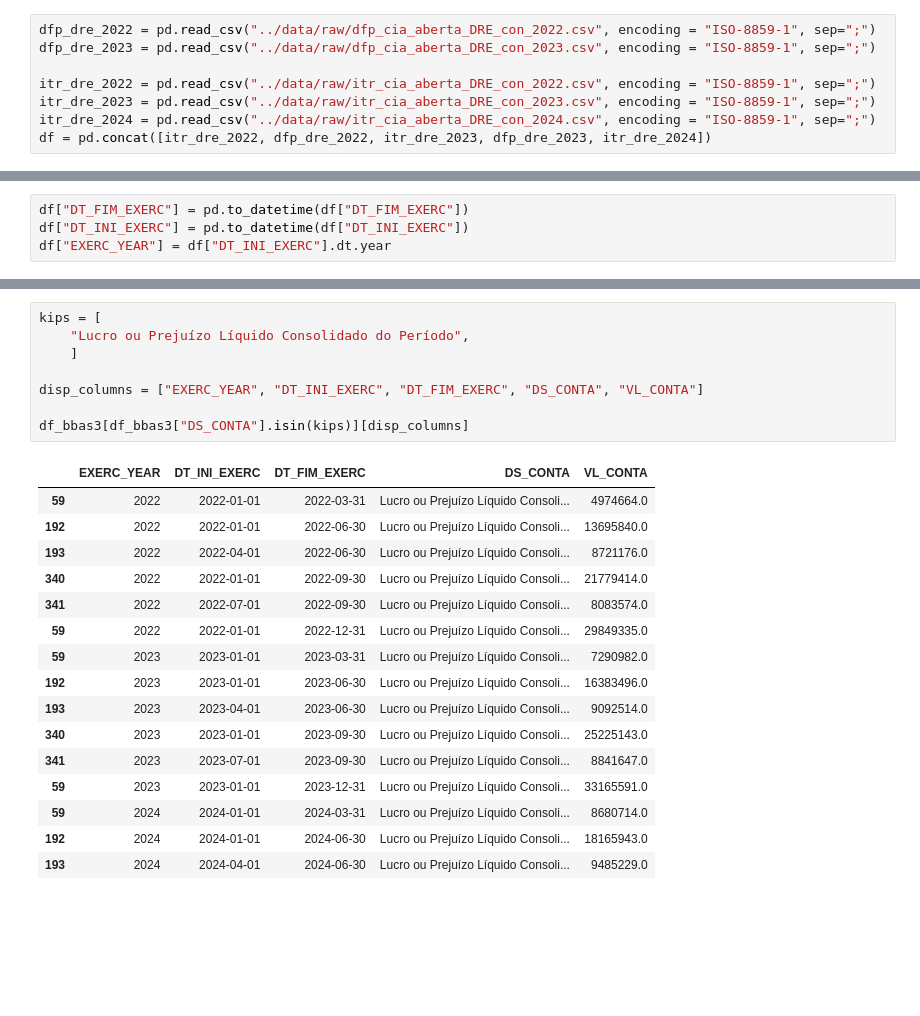
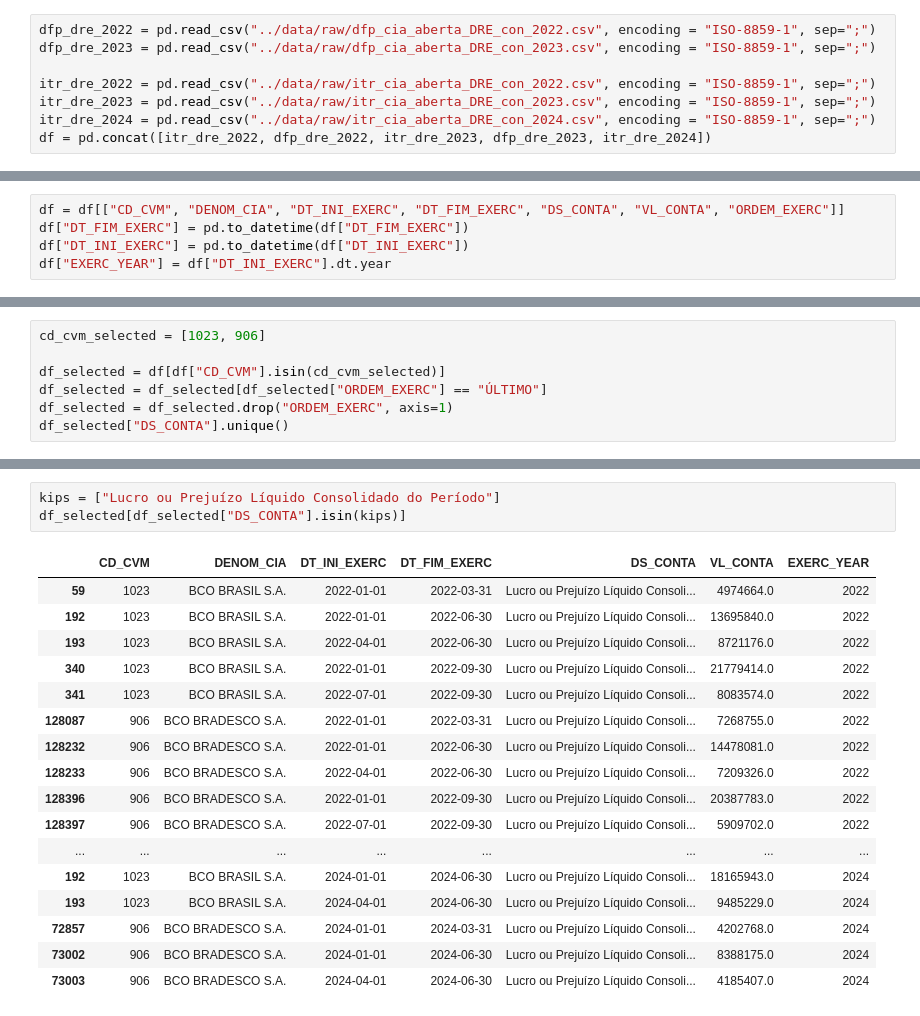
Before and after one commit to boa50/investment-analysis-etl, a Jupyter notebook: prototypes/stock-fundamental-profit.ipynb, the cells around one changed output, grey strips where cells are left out. Drawn from its saved outputs; the diff is of its cells as text; blank space fills up the shorter version.

```diff
--- a/prototypes/stock-fundamental-profit.ipynb
+++ b/prototypes/stock-fundamental-profit.ipynb
@@ -19,6 +19,7 @@ df.head()
 | 3 | 00.000.000/0001-91 | 2022-03-31 | 1 | BCO BRASIL S.A. | 1023 | DF Consolidado - Demonstração do ... | REAL | MIL | ÚLTIMO | ... |
 | 4 | 00.000.000/0001-91 | 2022-03-31 | 1 | BCO BRASIL S.A. | 1023 | DF Consolidado - Demonstração do ... | REAL | MIL | PENÚLTIMO | ... |
 # %%
+df = df[["CD_CVM", "DENOM_CIA", "DT_INI_EXERC", "DT_FIM_EXERC", "DS_CONTA", "VL_CONTA", "ORDEM_EXERC"]]
 df["DT_FIM_EXERC"] = pd.to_datetime(df["DT_FIM_EXERC"])
 df["DT_INI_EXERC"] = pd.to_datetime(df["DT_INI_EXERC"])
 df["EXERC_YEAR"] = df["DT_INI_EXERC"].dt.year
@@ -46,0 +26,7 @@ array(['Receitas de Intermediação Financeira', 'Receita de Juros',
+# %%
+cd_cvm_selected = [1023, 906]
+
+df_selected = df[df["CD_CVM"].isin(cd_cvm_selected)]
+df_selected = df_selected[df_selected["ORDEM_EXERC"] == "ÚLTIMO"]
+df_selected = df_selected.drop("ORDEM_EXERC", axis=1)
+df_selected["DS_CONTA"].unique()
@@ -47,28 +51,24 @@ array(['Receitas de Intermediação Financeira', 'Receita de Juros',
 # %%
-kips = [
-    "Lucro ou Prejuízo Líquido Consolidado do Período",
-    ]
-
-disp_columns = ["EXERC_YEAR", "DT_INI_EXERC", "DT_FIM_EXERC", "DS_CONTA", "VL_CONTA"]
-
-df_bbas3[df_bbas3["DS_CONTA"].isin(kips)][disp_columns]
+kips = ["Lucro ou Prejuízo Líquido Consolidado do Período"]
+df_selected[df_selected["DS_CONTA"].isin(kips)]
 # %% [output]
-|  | EXERC_YEAR | DT_INI_EXERC | DT_FIM_EXERC | DS_CONTA | VL_CONTA |
-| 59 | 2022 | 2022-01-01 | 2022-03-31 | Lucro ou Prejuízo Líquido Consoli... | 4974664.0 |
-| 192 | 2022 | 2022-01-01 | 2022-06-30 | Lucro ou Prejuízo Líquido Consoli... | 13695840.0 |
-| 193 | 2022 | 2022-04-01 | 2022-06-30 | Lucro ou Prejuízo Líquido Consoli... | 8721176.0 |
-| 340 | 2022 | 2022-01-01 | 2022-09-30 | Lucro ou Prejuízo Líquido Consoli... | 21779414.0 |
-| 341 | 2022 | 2022-07-01 | 2022-09-30 | Lucro ou Prejuízo Líquido Consoli... | 8083574.0 |
-| 59 | 2022 | 2022-01-01 | 2022-12-31 | Lucro ou Prejuízo Líquido Consoli... | 29849335.0 |
-| 59 | 2023 | 2023-01-01 | 2023-03-31 | Lucro ou Prejuízo Líquido Consoli... | 7290982.0 |
-| 192 | 2023 | 2023-01-01 | 2023-06-30 | Lucro ou Prejuízo Líquido Consoli... | 16383496.0 |
-| 193 | 2023 | 2023-04-01 | 2023-06-30 | Lucro ou Prejuízo Líquido Consoli... | 9092514.0 |
-| 340 | 2023 | 2023-01-01 | 2023-09-30 | Lucro ou Prejuízo Líquido Consoli... | 25225143.0 |
-| 341 | 2023 | 2023-07-01 | 2023-09-30 | Lucro ou Prejuízo Líquido Consoli... | 8841647.0 |
-| 59 | 2023 | 2023-01-01 | 2023-12-31 | Lucro ou Prejuízo Líquido Consoli... | 33165591.0 |
-| 59 | 2024 | 2024-01-01 | 2024-03-31 | Lucro ou Prejuízo Líquido Consoli... | 8680714.0 |
-| 192 | 2024 | 2024-01-01 | 2024-06-30 | Lucro ou Prejuízo Líquido Consoli... | 18165943.0 |
-| 193 | 2024 | 2024-04-01 | 2024-06-30 | Lucro ou Prejuízo Líquido Consoli... | 9485229.0 |
+|  | CD_CVM | DENOM_CIA | DT_INI_EXERC | DT_FIM_EXERC | DS_CONTA | VL_CONTA | EXERC_YEAR |
+| 59 | 1023 | BCO BRASIL S.A. | 2022-01-01 | 2022-03-31 | Lucro ou Prejuízo Líquido Consoli... | 4974664.0 | 2022 |
+| 192 | 1023 | BCO BRASIL S.A. | 2022-01-01 | 2022-06-30 | Lucro ou Prejuízo Líquido Consoli... | 13695840.0 | 2022 |
+| 193 | 1023 | BCO BRASIL S.A. | 2022-04-01 | 2022-06-30 | Lucro ou Prejuízo Líquido Consoli... | 8721176.0 | 2022 |
+| 340 | 1023 | BCO BRASIL S.A. | 2022-01-01 | 2022-09-30 | Lucro ou Prejuízo Líquido Consoli... | 21779414.0 | 2022 |
+| 341 | 1023 | BCO BRASIL S.A. | 2022-07-01 | 2022-09-30 | Lucro ou Prejuízo Líquido Consoli... | 8083574.0 | 2022 |
+| 128087 | 906 | BCO BRADESCO S.A. | 2022-01-01 | 2022-03-31 | Lucro ou Prejuízo Líquido Consoli... | 7268755.0 | 2022 |
+| 128232 | 906 | BCO BRADESCO S.A. | 2022-01-01 | 2022-06-30 | Lucro ou Prejuízo Líquido Consoli... | 14478081.0 | 2022 |
+| 128233 | 906 | BCO BRADESCO S.A. | 2022-04-01 | 2022-06-30 | Lucro ou Prejuízo Líquido Consoli... | 7209326.0 | 2022 |
+| 128396 | 906 | BCO BRADESCO S.A. | 2022-01-01 | 2022-09-30 | Lucro ou Prejuízo Líquido Consoli... | 20387783.0 | 2022 |
+| 128397 | 906 | BCO BRADESCO S.A. | 2022-07-01 | 2022-09-30 | Lucro ou Prejuízo Líquido Consoli... | 5909702.0 | 2022 |
+| ... | ... | ... | ... | ... | ... | ... | ... |
+| 192 | 1023 | BCO BRASIL S.A. | 2024-01-01 | 2024-06-30 | Lucro ou Prejuízo Líquido Consoli... | 18165943.0 | 2024 |
+| 193 | 1023 | BCO BRASIL S.A. | 2024-04-01 | 2024-06-30 | Lucro ou Prejuízo Líquido Consoli... | 9485229.0 | 2024 |
+| 72857 | 906 | BCO BRADESCO S.A. | 2024-01-01 | 2024-03-31 | Lucro ou Prejuízo Líquido Consoli... | 4202768.0 | 2024 |
+| 73002 | 906 | BCO BRADESCO S.A. | 2024-01-01 | 2024-06-30 | Lucro ou Prejuízo Líquido Consoli... | 8388175.0 | 2024 |
+| 73003 | 906 | BCO BRADESCO S.A. | 2024-04-01 | 2024-06-30 | Lucro ou Prejuízo Líquido Consoli... | 4185407.0 | 2024 |
 # %%
 td_quarter = datetime.timedelta(days=93)
 td_year = datetime.timedelta(days=360)
```
Also changed, not shown: parts of 4 cells of this notebook, 1 other file.
